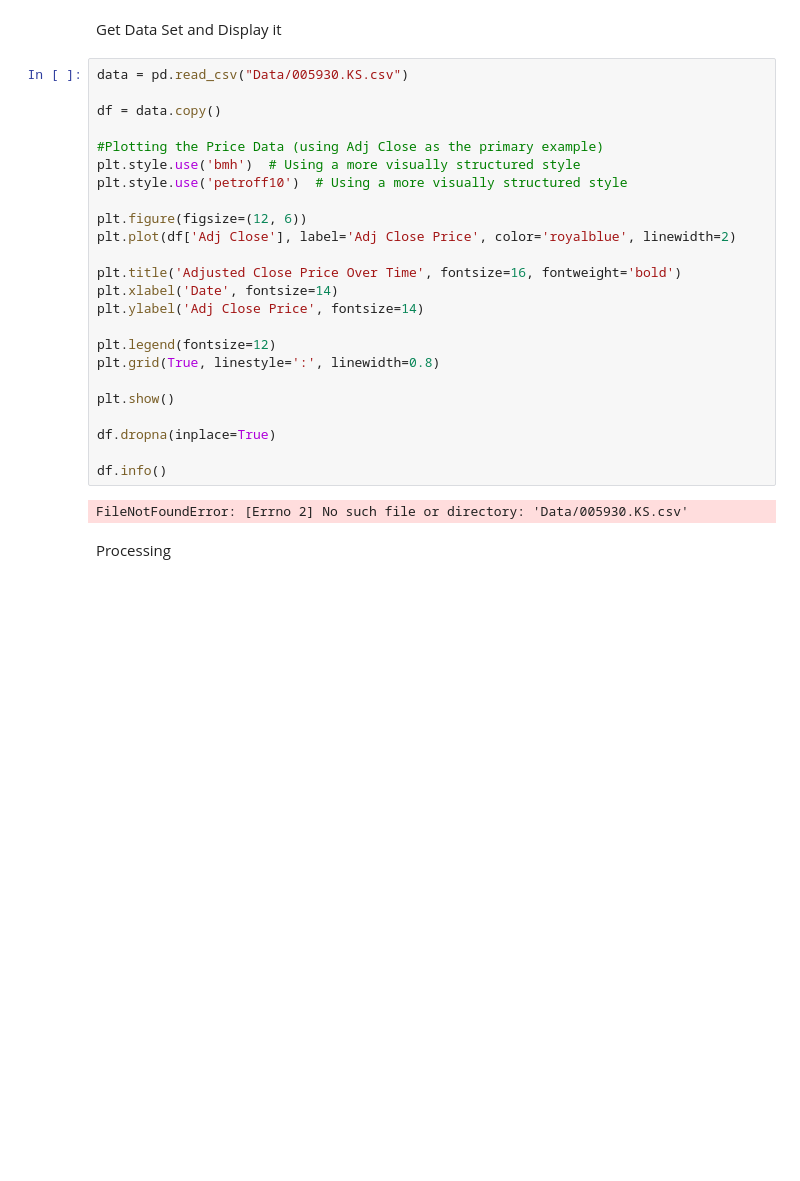
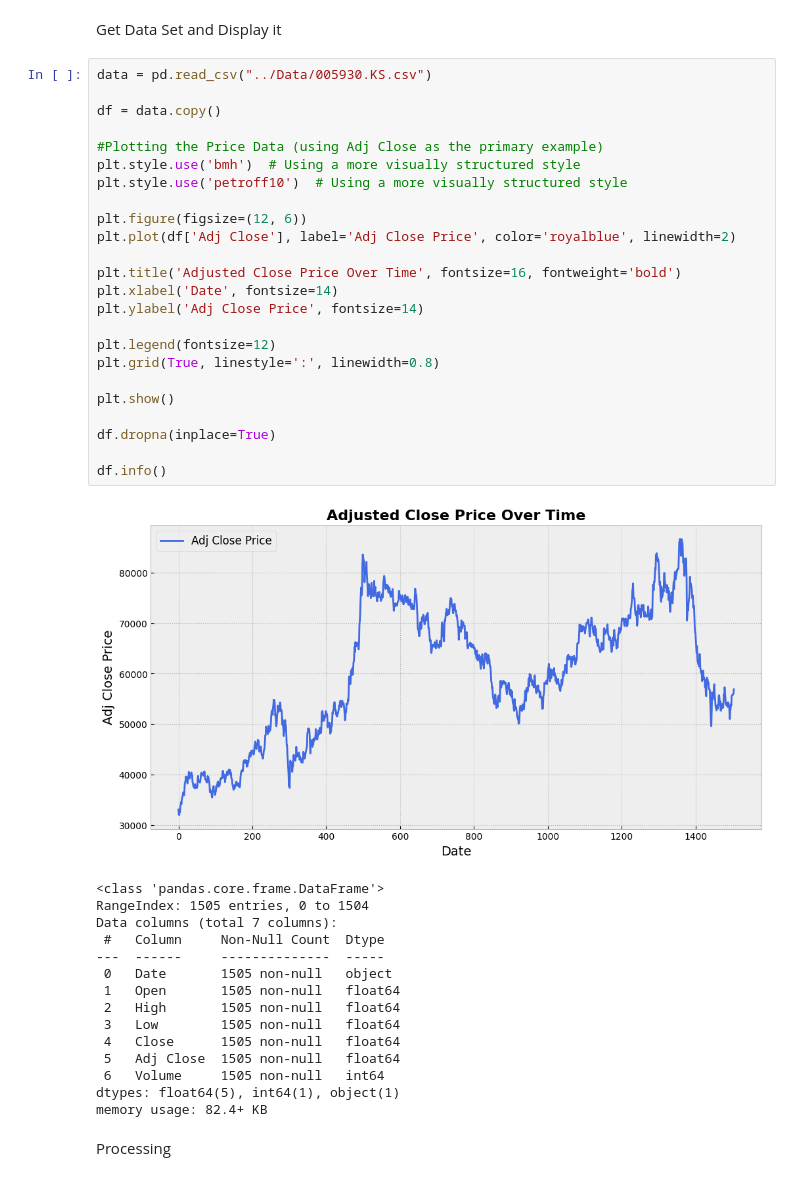
Before and after one commit to CharlSmuts/MLG382_CYO_Project, a Jupyter notebook: NN Models/Model_2_Daily.ipynb, the cells around one changed output. Saved outputs shown, nothing was run; the diff lists cells and outputs as text; blank space fills up the shorter version.

```diff
--- a/NN Models/Model_2_Daily.ipynb
+++ b/NN Models/Model_2_Daily.ipynb
@@ -17,31 +17,45 @@ print(plt.style.available)
 # %% [markdown]
 Get Data Set and Display it
 # %%
-data = pd.read_csv("Data/005930.KS.csv")
+data = pd.read_csv("../Data/005930.KS.csv")
 
 df = data.copy()
 
 #Plotting the Price Data (using Adj Close as the primary example)
 plt.style.use('bmh')  # Using a more visually structured style
 plt.style.use('petroff10')  # Using a more visually structured style
 
 plt.figure(figsize=(12, 6))
 plt.plot(df['Adj Close'], label='Adj Close Price', color='royalblue', linewidth=2)
 
 plt.title('Adjusted Close Price Over Time', fontsize=16, fontweight='bold')
 plt.xlabel('Date', fontsize=14)
 plt.ylabel('Adj Close Price', fontsize=14)
 
 plt.legend(fontsize=12)
 plt.grid(True, linestyle=':', linewidth=0.8)
 
 plt.show()
 
 df.dropna(inplace=True)
 
 df.info()
 # %% [output]
+[figure, added]
-FileNotFoundError: [Errno 2] No such file or directory: 'Data/005930.KS.csv'
+<class 'pandas.core.frame.DataFrame'>
+RangeIndex: 1505 entries, 0 to 1504
+Data columns (total 7 columns):
+ #   Column     Non-Null Count  Dtype
+---  ------     --------------  -----
+ 0   Date       1505 non-null   object
+ 1   Open       1505 non-null   float64
+ 2   High       1505 non-null   float64
+ 3   Low        1505 non-null   float64
+ 4   Close      1505 non-null   float64
+ 5   Adj Close  1505 non-null   float64
+ 6   Volume     1505 non-null   int64
+dtypes: float64(5), int64(1), object(1)
+memory usage: 82.4+ KB
 # %% [markdown]
 Processing
 # %%
```
Also changed, not shown: parts of 6 cells of this notebook, 16 other files.
